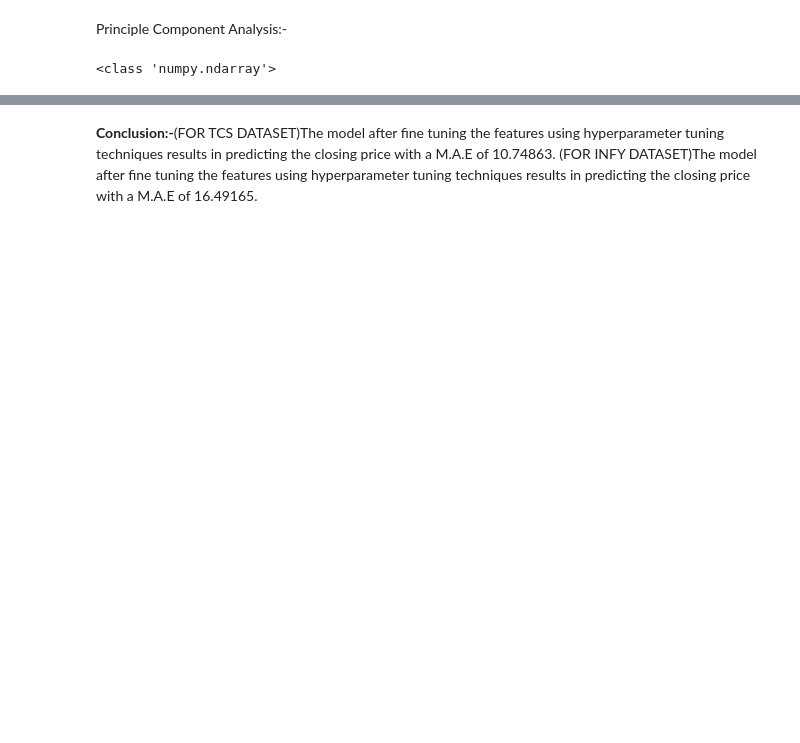
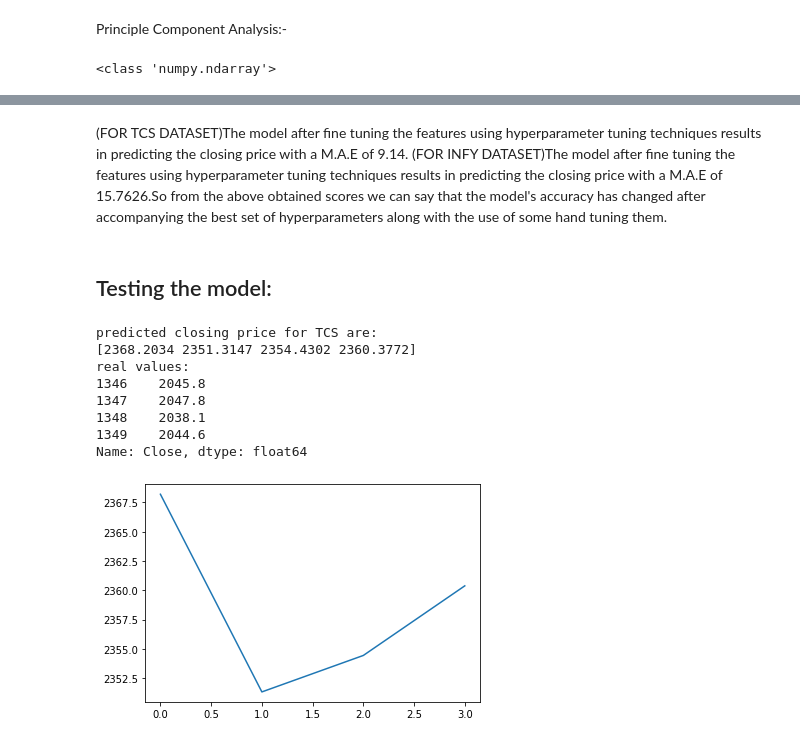
Before and after one commit to subhamChakraborty23/NSE_Stock_Analysis_and_price_prediction_usin_XGboost, a Jupyter notebook: NSE_stock_price_prediction.ipynb, the cells around one changed output, grey strips where cells are left out. Drawn from its saved outputs; the diff is of its cells as text; code cells hidden in the pictures; blank space fills up the shorter version.

```diff
--- a/NSE_stock_price_prediction.ipynb
+++ b/NSE_stock_price_prediction.ipynb
@@ -918,7 +1016,7 @@ print(TCS.count())
 # Recheck the count
 print(TCS.count())
 # Separate the dataframe for input(X) and output variables(y)
-X = TCS.loc[:,'Prev Close':'VWAP']
+X = TCS.loc[:,'Prev Close':'Last']
 y = TCS.loc[:,'Close']
 # Set the validation size, i.e the test set to 20%
 validation_size = 0.20
@@ -1128,10 +1314,12 @@ Principle Component Analysis:-
 # %%
 from sklearn.decomposition import PCA
 
-pca = PCA(n_components=6)
+pca = PCA(n_components=4)
+pca2 = PCA(n_components=4)
 pca.fit(X)
+pca2.fit(X1)
 transformed = pca.transform(X)#for TCS
-transformed1 = pca.transform(X1)#for INFY
+transformed1 = pca2.transform(X1)#for INFY
 transformed.shape
 print(type(transformed))
 # %% [output]
@@ -1141,9 +1335,15 @@ pca_df = pd.DataFrame(transformed)
 
 X_train_pca, X_test_pca = pca_df.loc[0:train_size, :], pca_df.loc[train_size: len(X.index), :]
 
-clf = XGBRegressor(n_estimators=1000, max_depth=6)
-clf.fit(X_train_pca, y_train)
-y_pred_pca = clf.predict(X_test_pca)
-error = mean_absolute_error(y_test, y_pred_pca)
-print("error is "+ str(error))#for TCS
+reg = XGBRegressor(colsample_bytree=0.7, learning_rate=0.03, max_depth= 10, min_child_weight=4, n_estimators= 550, nthread= 4, silent= 1)
+reg.fit(X_train_pca, y_train)
+reg2 = XGBRegressor(colsample_bytree=0.7, learning_rate=0.03, max_depth= 10, min_child_weight=4, n_estimators= 550, nthread= 4, silent= 1)
+reg2.fit(X_train,y_train)
+y_pred_pca = reg.predict(X_test_pca)
+y_pred_ = reg2.predict(X_test)
+error_pca = mean_absolute_error(y_test, y_pred_pca)
+err = mean_absolute_error(y_test, y_pred_)
+
+print("error using PCA is "+ str(error_pca))#for TCS
+print("error without PCA is "+ str(err))
 # %% [output]
@@ -1165,3 +1369,12 @@ error is 16.491654900611913
 # %% [markdown]
-**Conclusion:-**(FOR TCS DATASET)The model after fine tuning the features using hyperparameter tuning techniques results in predicting the closing price with a M.A.E of 10.74863.
-(FOR INFY DATASET)The model after fine tuning the features using hyperparameter tuning techniques results in predicting the closing price with a M.A.E of 16.49165.
+(FOR TCS DATASET)The model after fine tuning the features using hyperparameter tuning techniques results in predicting the closing price with a M.A.E of 9.14.
+(FOR INFY DATASET)The model after fine tuning the features using hyperparameter tuning techniques results in predicting the closing price with a M.A.E of 15.7626.So from the above obtained scores we can say that the model's accuracy has changed after accompanying the best set of hyperparameters along with the use of some hand tuning them.
+# %% [markdown]
+## Testing the model:
+# %%
+test=X_test.iloc[[402,403,404,405],:]#for TCS
+y_t=y_test.iloc[[402,403,404,405]]
+pca_=PCA()
+pca_.fit(test)
+trf=pca_.transform(test)
+test_f = pd.DataFrame(trf)
@@ -1167,0 +1388,17 @@ error is 16.491654900611913
+# %%
+TCS_pred=reg.predict(test_f)
+print('predicted closing price for TCS are:')
+print(TCS_pred)
+plt.plot(TCS_pred)
+print('real values: ')
+print(y_t)
+# %% [output]
+predicted closing price for TCS are:
+[2368.2034 2351.3147 2354.4302 2360.3772]
+real values:
+1346    2045.8
+1347    2047.8
+1348    2038.1
+1349    2044.6
+Name: Close, dtype: float64
+[figure, added]
```
Also changed, not shown: parts of 64 cells of this notebook.
